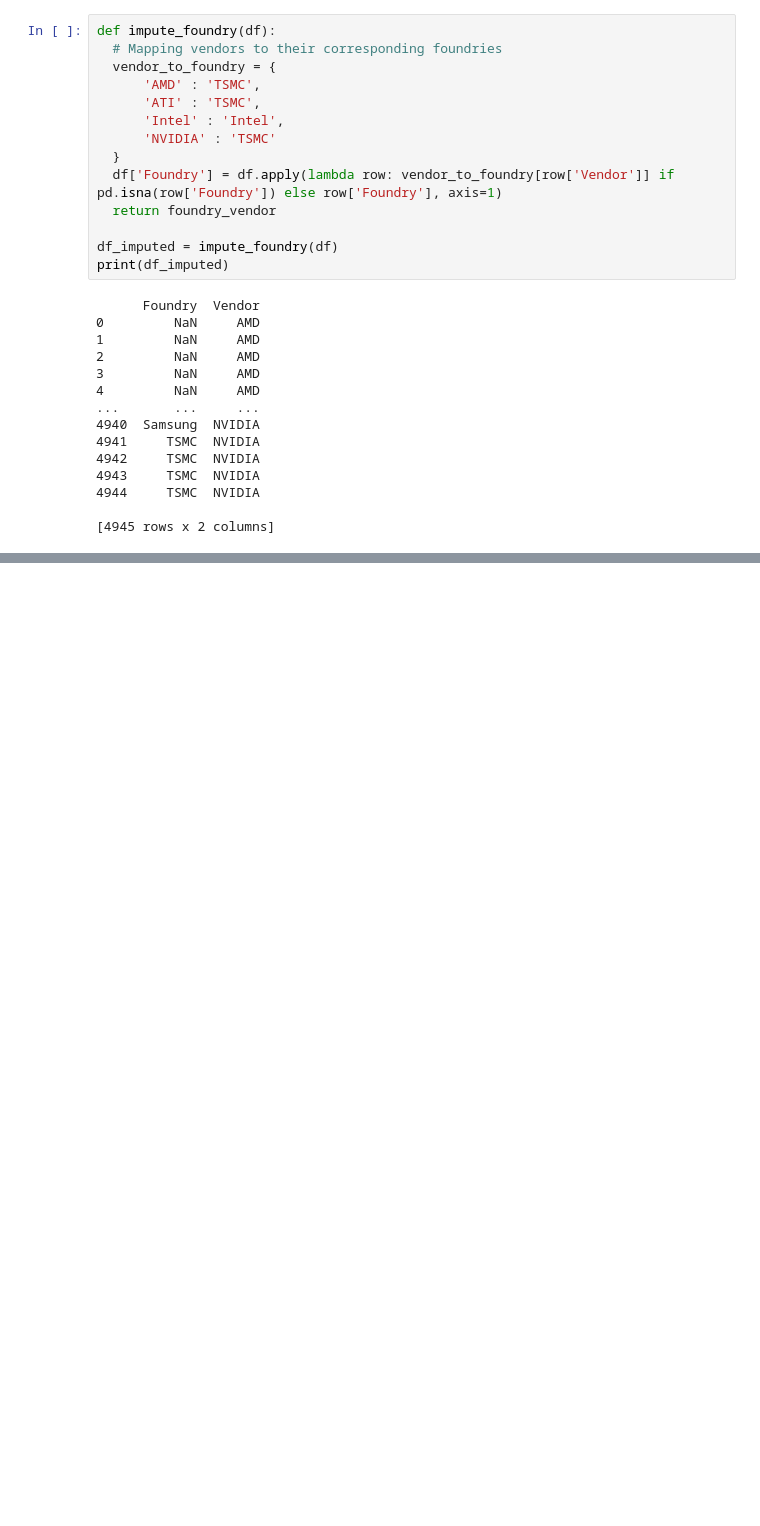
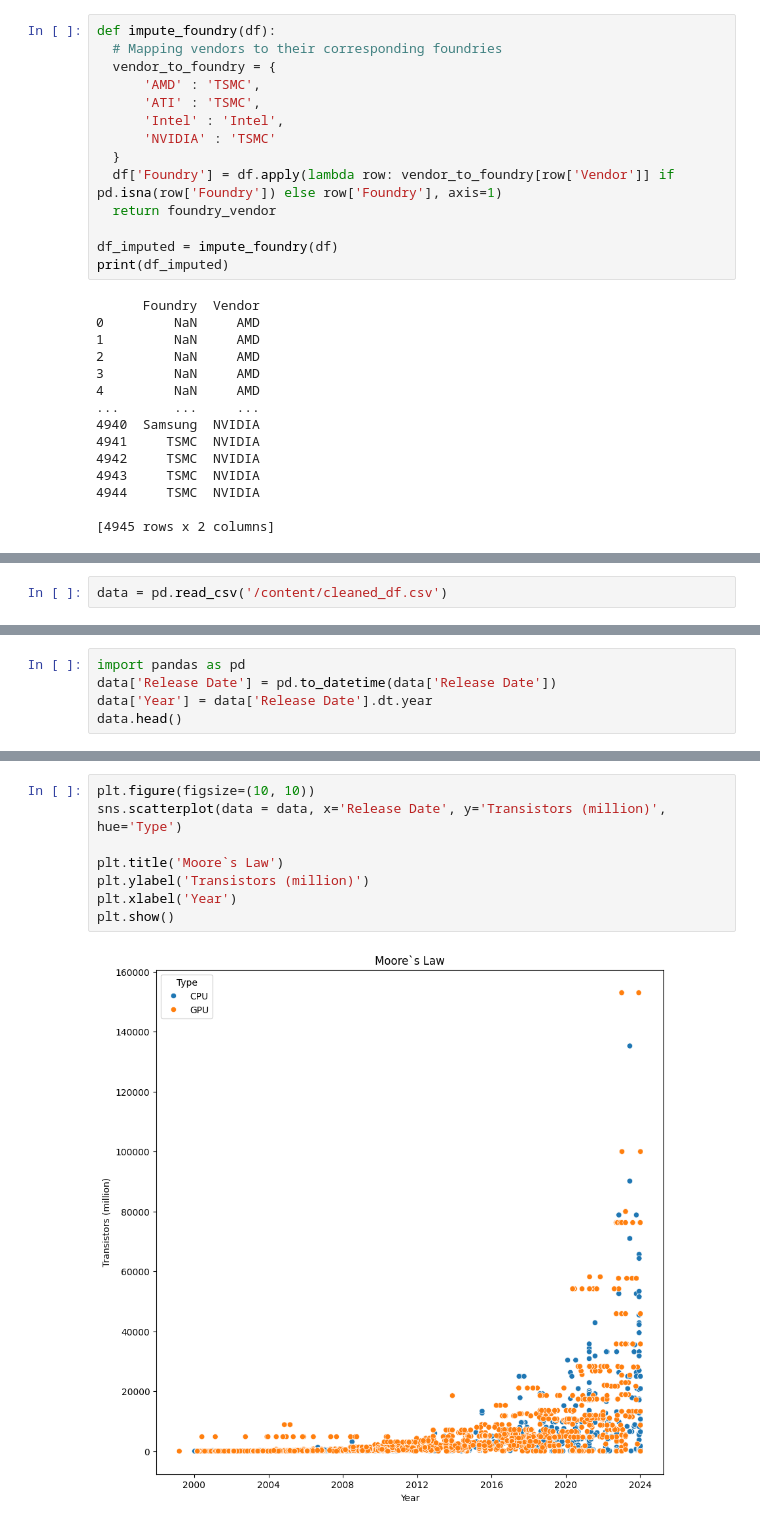
Before and after one commit to Mercymerine/Machine_Learning_1, a Jupyter notebook: Moore's_law.ipynb, the cells around one changed output, grey strips where cells are left out. Drawn from its saved outputs; the diff is of its cells as text; blank space fills up the shorter version.

```diff
--- a/Moore's_law.ipynb
+++ b/Moore's_law.ipynb
@@ -447,0 +359,2 @@ df
+# %%
+data = pd.read_csv('/content/cleaned_df.csv')
@@ -447,0 +402,5 @@ df
+# %%
+import pandas as pd
+data['Release Date'] = pd.to_datetime(data['Release Date'])
+data['Year'] = data['Release Date'].dt.year
+data.head()
@@ -447,0 +414,10 @@ df
+# %%
+plt.figure(figsize=(10, 10))
+sns.scatterplot(data = data, x='Release Date', y='Transistors (million)', hue='Type')
+
+plt.title('Moore`s Law')
+plt.ylabel('Transistors (million)')
+plt.xlabel('Year')
+plt.show()
+# %% [output]
+[figure, added]
```
Also changed, not shown: parts of 44 cells of this notebook.
